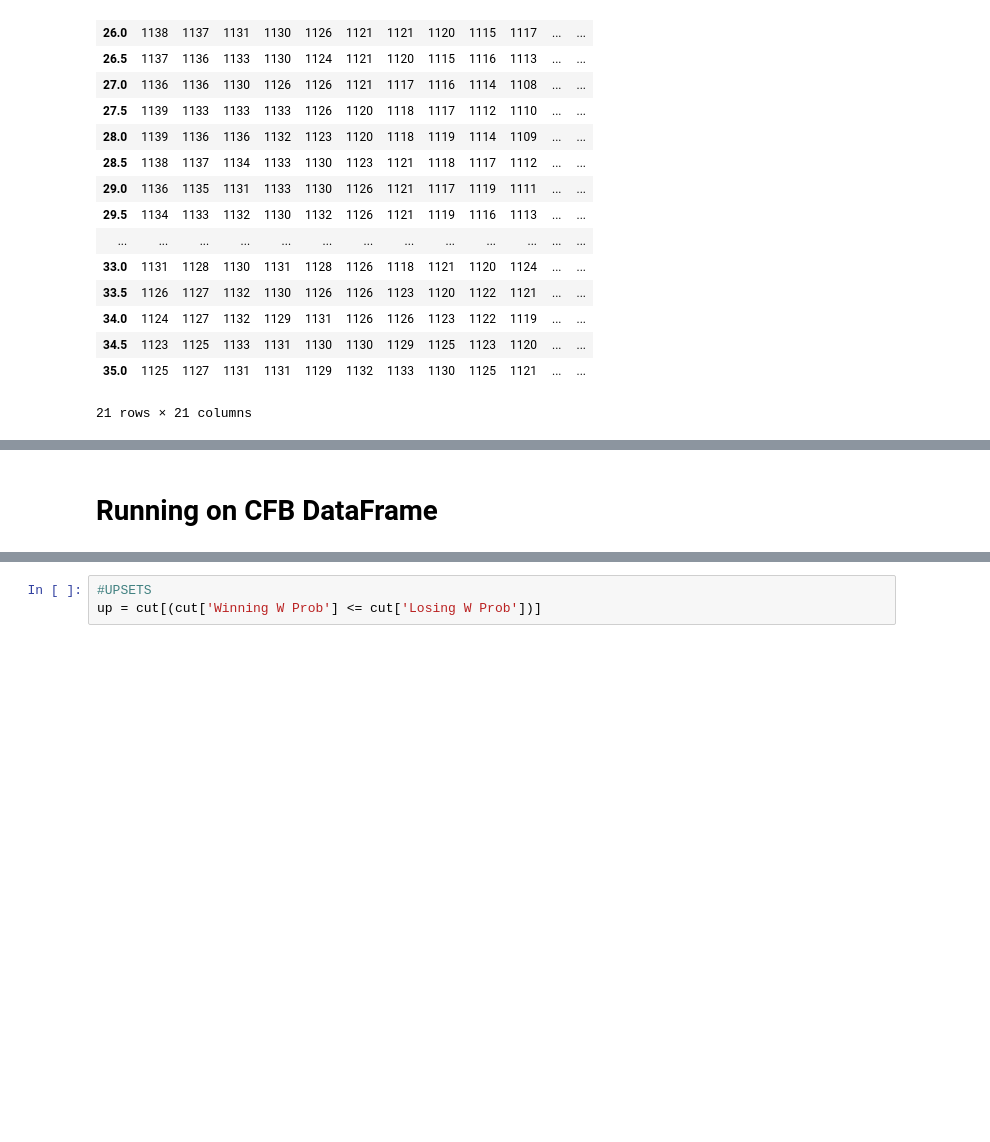
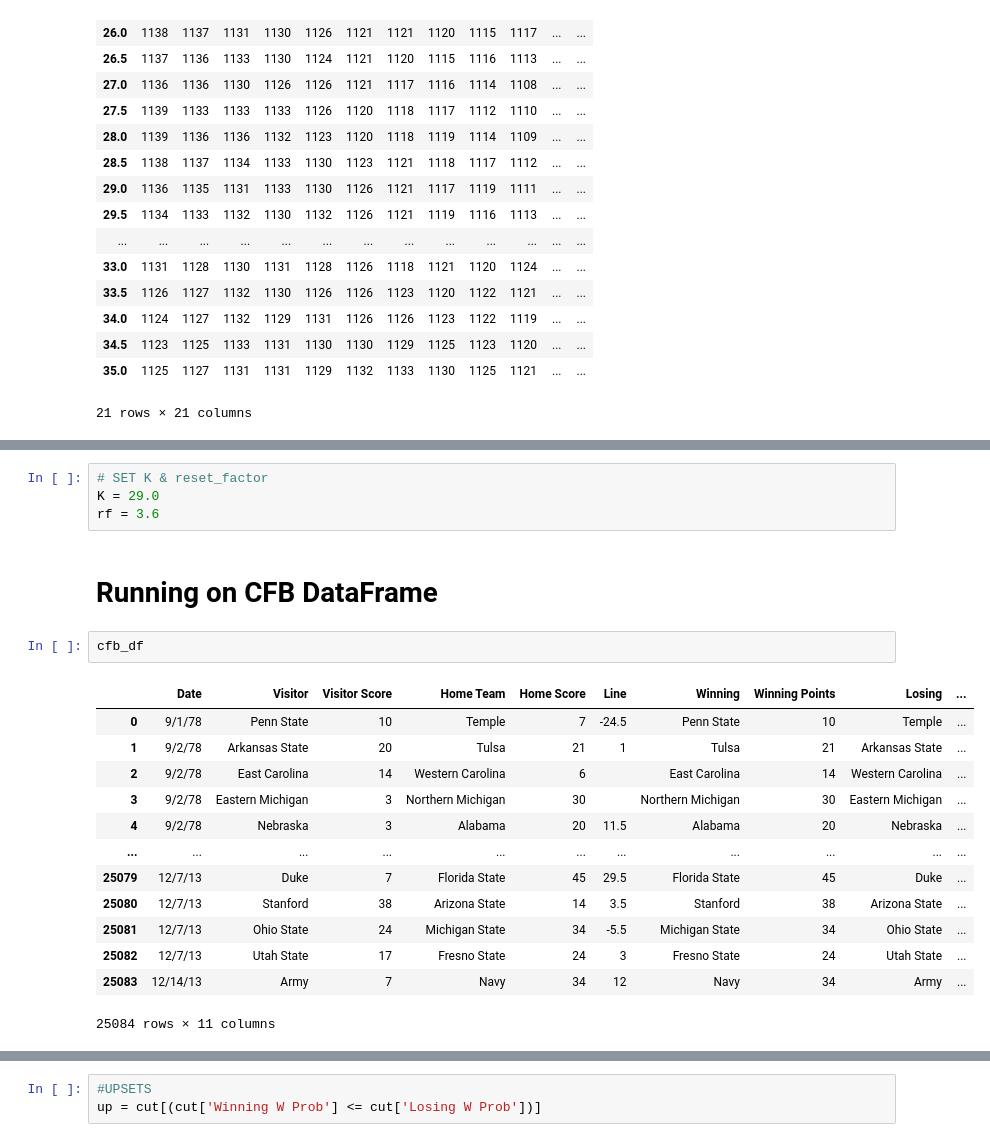
Before and after one commit to RyanAugust/elo, a Jupyter notebook: elo_testing.ipynb, the cells around one changed output, grey strips where cells are left out. Saved outputs shown, nothing was run; the diff lists cells and outputs as text; blank space fills up the shorter version.

```diff
--- a/elo_testing.ipynb
+++ b/elo_testing.ipynb
@@ -111,4 +122,24 @@ Text(0.5,0,'Inncorrectly Predicted Games')
+# %%
+# SET K & reset_factor
+K = 29.0
+rf = 3.6
 # %% [markdown]
 # Running on CFB DataFrame
+# %%
+cfb_df
+# %% [output]
+|  | Date | Visitor | Visitor Score | Home Team | Home Score | Line | Winning | Winning Points | Losing | ... |
+| 0 | 9/1/78 | Penn State | 10 | Temple | 7 | -24.5 | Penn State | 10 | Temple | ... |
+| 1 | 9/2/78 | Arkansas State | 20 | Tulsa | 21 | 1 | Tulsa | 21 | Arkansas State | ... |
+| 2 | 9/2/78 | East Carolina | 14 | Western Carolina | 6 |  | East Carolina | 14 | Western Carolina | ... |
+| 3 | 9/2/78 | Eastern Michigan | 3 | Northern Michigan | 30 |  | Northern Michigan | 30 | Eastern Michigan | ... |
+| 4 | 9/2/78 | Nebraska | 3 | Alabama | 20 | 11.5 | Alabama | 20 | Nebraska | ... |
+| ... | ... | ... | ... | ... | ... | ... | ... | ... | ... | ... |
+| 25079 | 12/7/13 | Duke | 7 | Florida State | 45 | 29.5 | Florida State | 45 | Duke | ... |
+| 25080 | 12/7/13 | Stanford | 38 | Arizona State | 14 | 3.5 | Stanford | 38 | Arizona State | ... |
+| 25081 | 12/7/13 | Ohio State | 24 | Michigan State | 34 | -5.5 | Michigan State | 34 | Ohio State | ... |
+| 25082 | 12/7/13 | Utah State | 17 | Fresno State | 24 | 3 | Fresno State | 24 | Utah State | ... |
+| 25083 | 12/14/13 | Army | 7 | Navy | 34 | 12 | Navy | 34 | Army | ... |
+25084 rows × 11 columns
 # %%
 cfb_df = pd.read_csv('cfb_long_sample_data.csv').dropna(subset=['Winning','Losing'])
```
Also changed, not shown: parts of 25 cells of this notebook.
